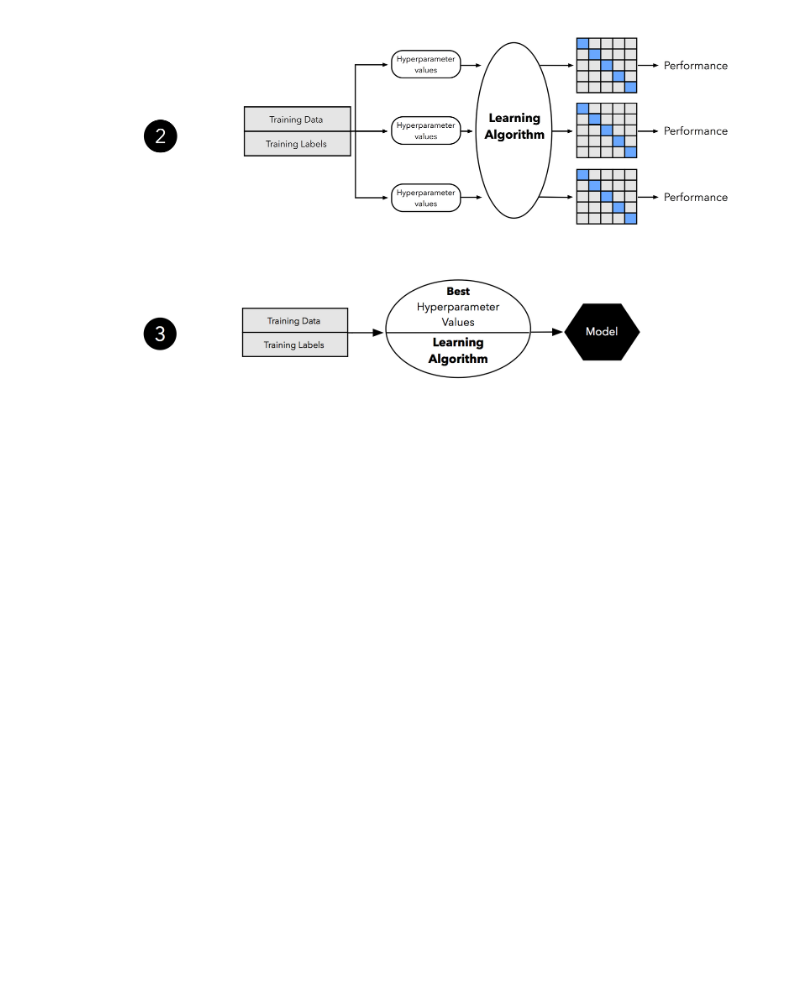
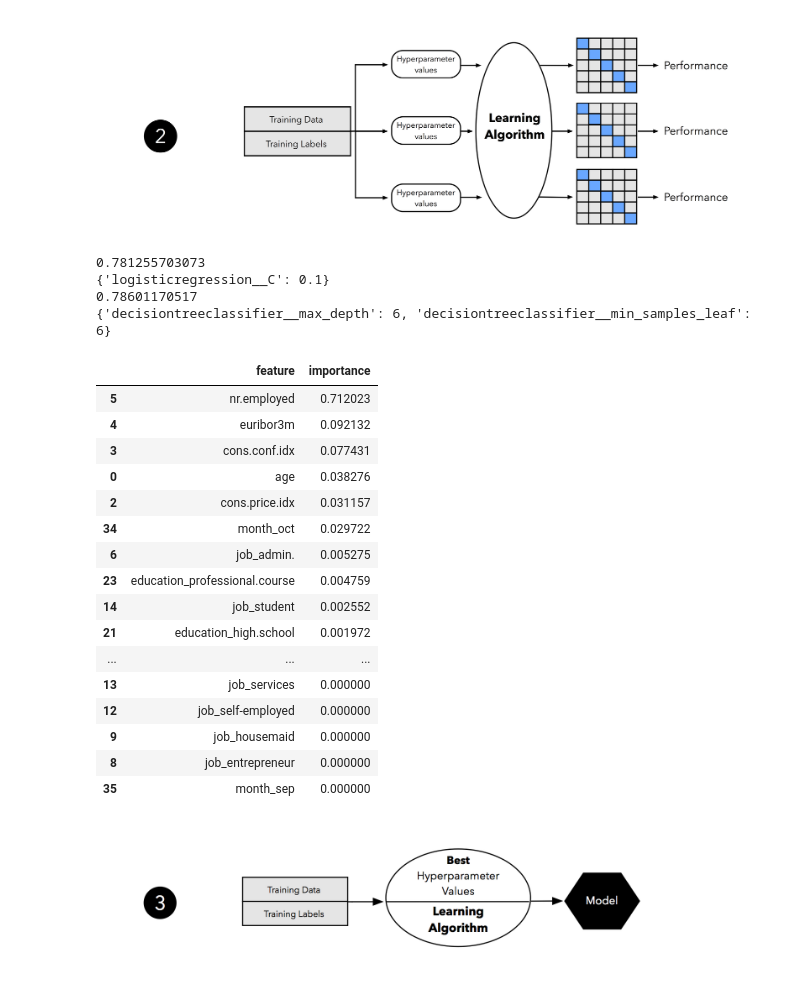
Before and after one commit to kwarodom/sidtechtalent, a Jupyter notebook: ML-Week3/Exercise/exercise.ipynb, the cells around one changed output. Cells and saved outputs as stored; diff of their text form; code cells hidden in the pictures; blank space fills up the shorter version.

```diff
--- a/ML-Week3/Exercise/exercise.ipynb
+++ b/ML-Week3/Exercise/exercise.ipynb
@@ -124,3 +163,73 @@ DO HYPER-PARAMETER SEARCH
+# %%
+"""
+DO HYPER-PARAMETER SEARCH
+"""
+from sklearn.tree import DecisionTreeClassifier
+from sklearn.model_selection import GridSearchCV
+from sklearn.linear_model import LogisticRegression
+from sklearn.pipeline import make_pipeline
+from sklearn.preprocessing import StandardScaler
+
+pipe_lr = make_pipeline(StandardScaler(),
+                        LogisticRegression(random_state=1))
+
+param_grid_lr = [{'logisticregression__C': [0.0001, 0.001, 0.01, 0.1, 1.0, 10.0, 100.0, 1000.0]}]
+
+gs_lr = GridSearchCV(estimator=pipe_lr,
+                  param_grid=param_grid_lr,
+                  scoring='roc_auc',
+                  cv=10,
+                  refit=True)
+
+gs_lr = gs_lr.fit(X_train, y_train)
+
+print(gs_lr.best_score_)
+print(gs_lr.best_params_)
+
+pipe_dt = make_pipeline(DecisionTreeClassifier(random_state=1))
+
+param_grid_dt = [{'decisiontreeclassifier__max_depth': [1, 2, 3, 4, 5, 6, 7, None],
+               'decisiontreeclassifier__min_samples_leaf': [1, 2, 3, 4, 5, 6, 7]}]
+
+gs_dt = GridSearchCV(estimator=pipe_dt,
+                  param_grid=param_grid_dt,
+                  scoring='roc_auc',
+                  cv=10,
+                  refit=True)
+
+gs_dt = gs_dt.fit(X_train, y_train)
+
+print(gs_dt.best_score_)
+print(gs_dt.best_params_)
+# %% [output]
+0.781255703073
+{'logisticregression__C': 0.1}
+0.78601170517
+{'decisiontreeclassifier__max_depth': 6, 'decisiontreeclassifier__min_samples_leaf': 6}
+# %%
+import numpy as np
+
+dt = gs_dt.best_estimator_.named_steps['decisiontreeclassifier']
+
+pd.DataFrame(list(zip(X.columns, np.transpose(dt.feature_importances_))), columns=['feature', 'importance']).sort_values('importance', axis=0, ascending=False)
+# %% [output]
+|  | feature | importance |
+| 5 | nr.employed | 0.712023 |
+| 4 | euribor3m | 0.092132 |
+| 3 | cons.conf.idx | 0.077431 |
+| 0 | age | 0.038276 |
+| 2 | cons.price.idx | 0.031157 |
+| 34 | month_oct | 0.029722 |
+| 6 | job_admin. | 0.005275 |
+| 23 | education_professional.course | 0.004759 |
+| 14 | job_student | 0.002552 |
+| 21 | education_high.school | 0.001972 |
+| ... | ... | ... |
+| 13 | job_services | 0.000000 |
+| 12 | job_self-employed | 0.000000 |
+| 9 | job_housemaid | 0.000000 |
+| 8 | job_entrepreneur | 0.000000 |
+| 35 | month_sep | 0.000000 |
 # %%
 Image(filename='images/ms_3.png', width=1000)
 # %% [output]
```
Also changed, not shown: parts of 13 cells of this notebook, 1 other file.
